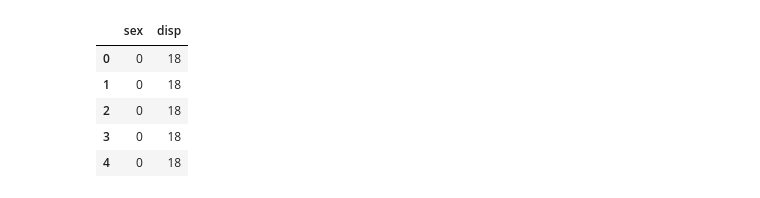
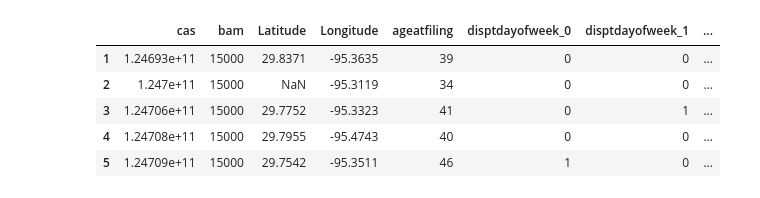
Before and after one commit to circushaase/harriscriminalcourt, a Jupyter notebook: Prostitution.ipynb, the cells around one changed output. Cells and saved outputs as stored; diff of their text form; code cells hidden in the pictures.

```diff
--- a/Prostitution.ipynb
+++ b/Prostitution.ipynb
@@ -41,12 +26,6 @@ prost.def_dob = pd.to_datetime(prost.def_dob)
 # %%
 #drop duplicate "sentence length col"
 prost = prost.T.drop_duplicates().T
-# %%
-#drop unnecessary columns
-prost = prost.drop(columns=['Unnamed: 0', 'curr_off', 'curr_l_d', 'aty_coc', 'offcat'])
-# %%
-#drop 'Longitude' and 'Latitude'
-prost = prost.drop(columns=['Longitude', 'Latitude'])
 # %%
 prost.head()
 # %% [output]
@@ -90,9 +58,42 @@ new['disp']= numeric.fit_transform(prost['disposition'].astype('str'))
+# %%
+features = [
+    'cas',
+ 'curr_off_lit',
+ #'fda',
+ 'bam',
+ #'curr_off',
+ #'curr_l_d',
+ 'def_rac',
+ 'def_sex',
+ #'def_dob',
+ #'aty_coc',
+ 'aty_coc_lit',
+ #'disposition',
+ #'sentence',
+ #'dispdt',
+ 'comp_agency',
+ 'Latitude',
+ 'Longitude',
+ 'judge',
+ #'offcat',
+ #'location',
+ #'length',
+ 'ageatfiling',
+ #'num',
+ #'date_unit',
+ #'com_off',
+ 'com_off_lit',
+ 'disptdayofweek'
+]
+# %%
+xtrain = prost[features]
+xtrain= pd.get_dummies(xtrain, columns= ['disptdayofweek', 'judge', 'def_sex', 'def_rac', 'aty_coc_lit', 'comp_agency', 'curr_off_lit', 'com_off_lit'])
 # %%
-new.head()
+xtrain.head()
 # %% [output]
-|  | sex | disp |
-| 0 | 0 | 18 |
-| 1 | 0 | 18 |
-| 2 | 0 | 18 |
-| 3 | 0 | 18 |
-| 4 | 0 | 18 |
+|  | cas | bam | Latitude | Longitude | ageatfiling | disptdayofweek_0 | disptdayofweek_1 | ... |
+| 1 | 1.24693e+11 | 15000 | 29.8371 | -95.3635 | 39 | 0 | 0 | ... |
+| 2 | 1.247e+11 | 15000 | NaN | -95.3119 | 34 | 0 | 0 | ... |
+| 3 | 1.24706e+11 | 15000 | 29.7752 | -95.3323 | 41 | 0 | 1 | ... |
+| 4 | 1.24708e+11 | 15000 | 29.7955 | -95.4743 | 40 | 0 | 0 | ... |
+| 5 | 1.24709e+11 | 15000 | 29.7542 | -95.3511 | 46 | 1 | 0 | ... |
```
Also changed, not shown: parts of 19 cells of this notebook.
